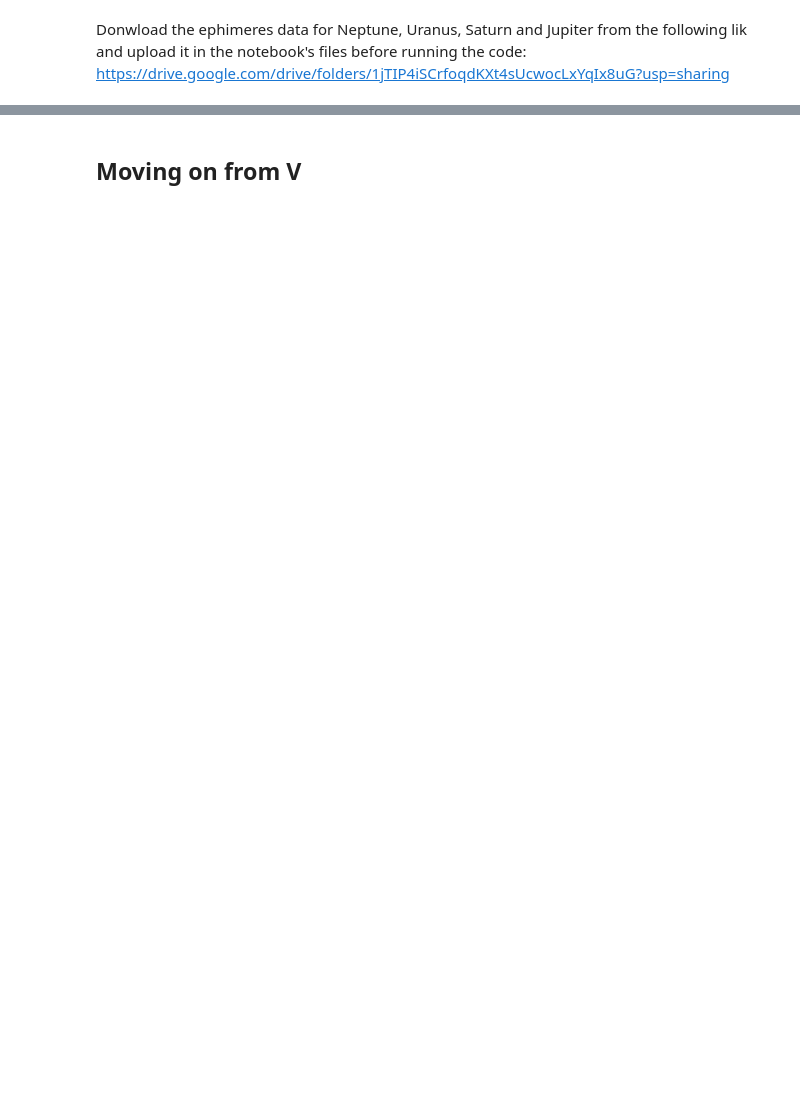
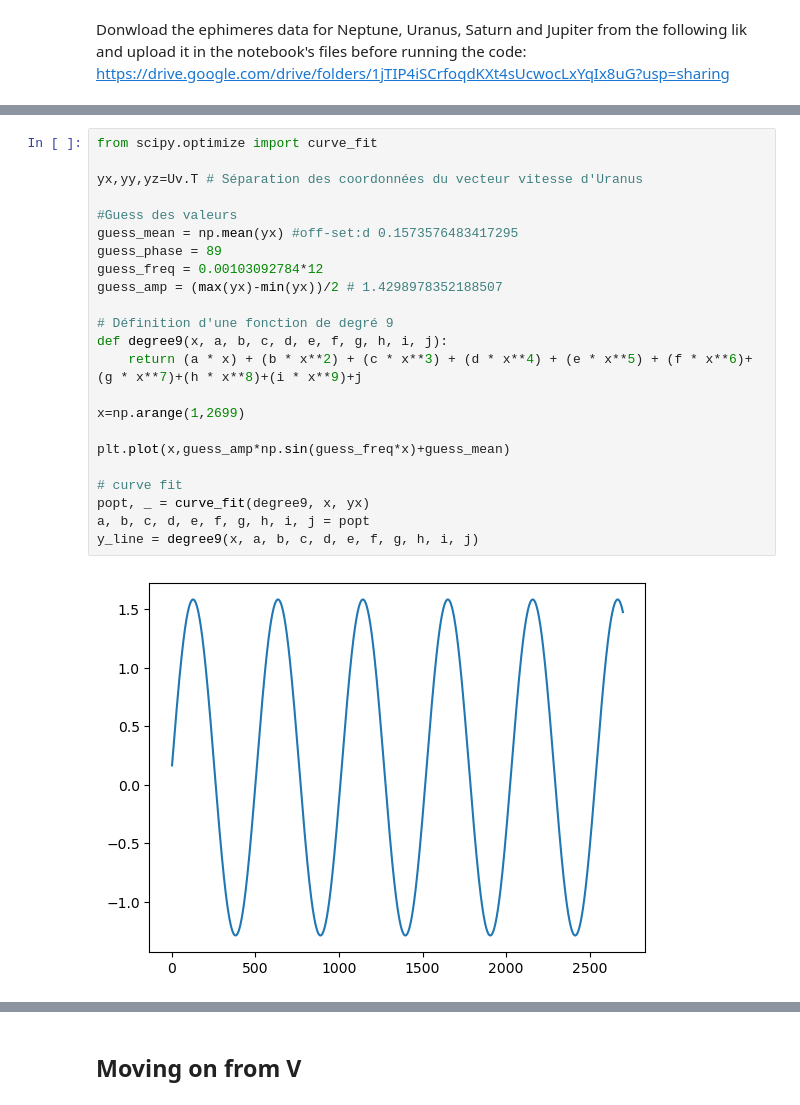
Before and after one commit to BETRU21/PhysNum, a Jupyter notebook: projet/AnalyseVerrier/Neptune_Motion.ipynb, the cells around one changed output, grey strips where cells are left out. Drawn from its saved outputs; the diff is of its cells as text; blank space fills up the shorter version.

```diff
--- a/projet/AnalyseVerrier/Neptune_Motion.ipynb
+++ b/projet/AnalyseVerrier/Neptune_Motion.ipynb
@@ -436,0 +205,25 @@ plt.legend(loc="upper left")
+# %%
+from scipy.optimize import curve_fit
+
+yx,yy,yz=Uv.T # Séparation des coordonnées du vecteur vitesse d'Uranus
+
+#Guess des valeurs
+guess_mean = np.mean(yx) #off-set:d 0.1573576483417295
+guess_phase = 89
+guess_freq = 0.00103092784*12
+guess_amp = (max(yx)-min(yx))/2 # 1.4298978352188507
+
+# Définition d'une fonction de degré 9
+def degree9(x, a, b, c, d, e, f, g, h, i, j):
+	return (a * x) + (b * x**2) + (c * x**3) + (d * x**4) + (e * x**5) + (f * x**6)+(g * x**7)+(h * x**8)+(i * x**9)+j
+
+x=np.arange(1,2699)
+
+plt.plot(x,guess_amp*np.sin(guess_freq*x)+guess_mean)
+
+# curve fit
+popt, _ = curve_fit(degree9, x, yx)
+a, b, c, d, e, f, g, h, i, j = popt
+y_line = degree9(x, a, b, c, d, e, f, g, h, i, j)
+# %% [output]
+[figure, added]
```
Also changed, not shown: parts of 45 cells of this notebook, 4 other files.
